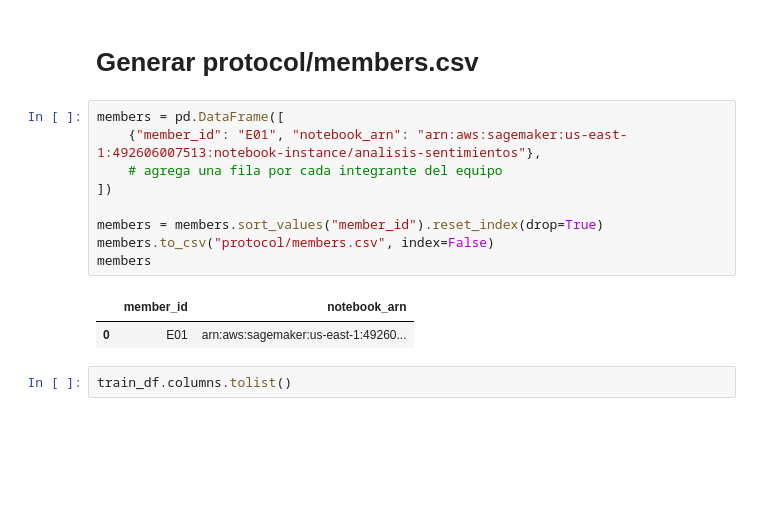
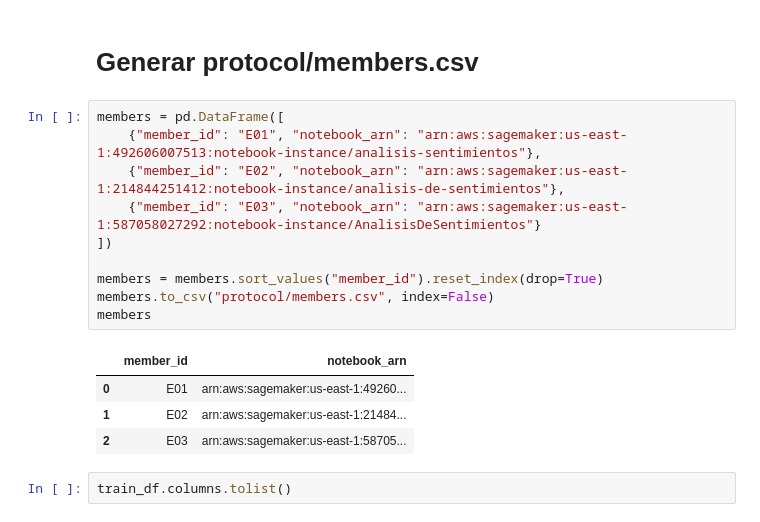
Before and after one commit to MrDavid0607/TallerSentimientos, a Jupyter notebook: analisis-sentimientos.ipynb, the cells around one changed output. Cells and saved outputs as stored; diff of their text form; blank space fills up the shorter version.

Commit message:
actualizacion equipo

```diff
--- a/analisis-sentimientos.ipynb
+++ b/analisis-sentimientos.ipynb
@@ -110,15 +111,18 @@ partitions.head()
 # %%
 members = pd.DataFrame([
     {"member_id": "E01", "notebook_arn": "arn:aws:sagemaker:us-east-1:492606007513:notebook-instance/analisis-sentimientos"},
-    # agrega una fila por cada integrante del equipo
+    {"member_id": "E02", "notebook_arn": "arn:aws:sagemaker:us-east-1:214844251412:notebook-instance/analisis-de-sentimientos"},
+    {"member_id": "E03", "notebook_arn": "arn:aws:sagemaker:us-east-1:587058027292:notebook-instance/AnalisisDeSentimientos"}
 ])
 
 members = members.sort_values("member_id").reset_index(drop=True)
 members.to_csv("protocol/members.csv", index=False)
 members
 # %% [output]
 |  | member_id | notebook_arn |
 | 0 | E01 | arn:aws:sagemaker:us-east-1:49260... |
+| 1 | E02 | arn:aws:sagemaker:us-east-1:21484... |
+| 2 | E03 | arn:aws:sagemaker:us-east-1:58705... |
 # %%
 train_df.columns.tolist()
 # %% [output]
```
Also changed, not shown: parts of 1 cell of this notebook, 1 other file.
